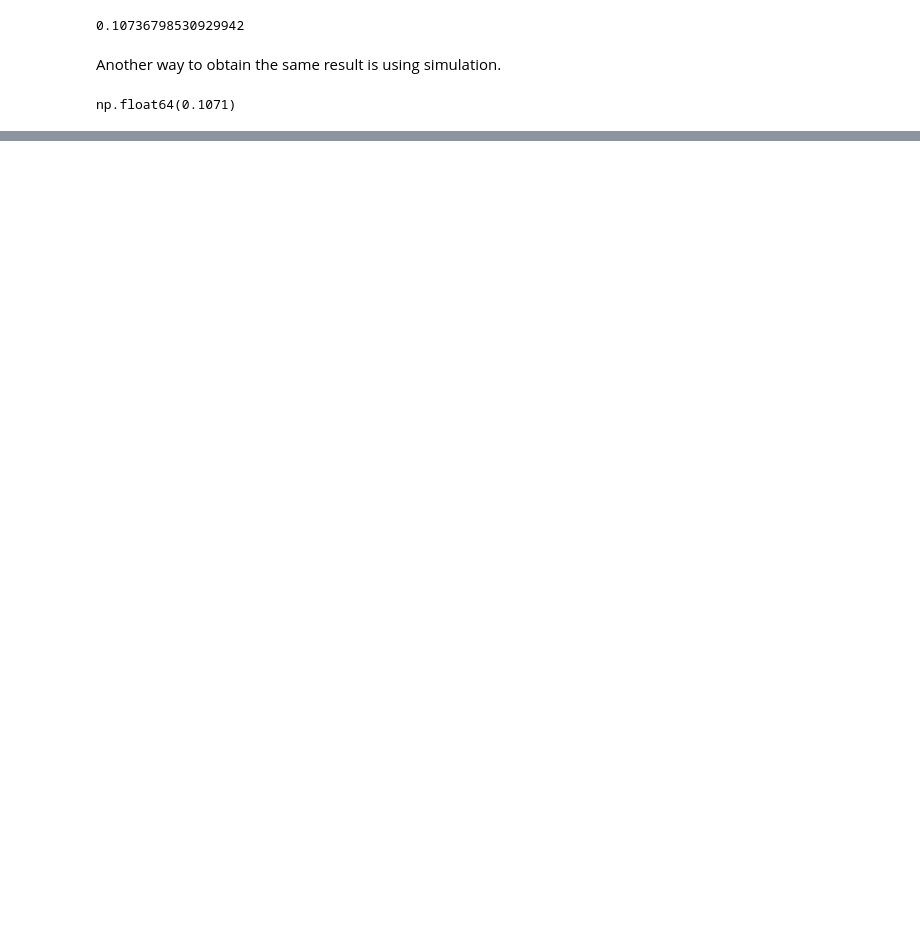
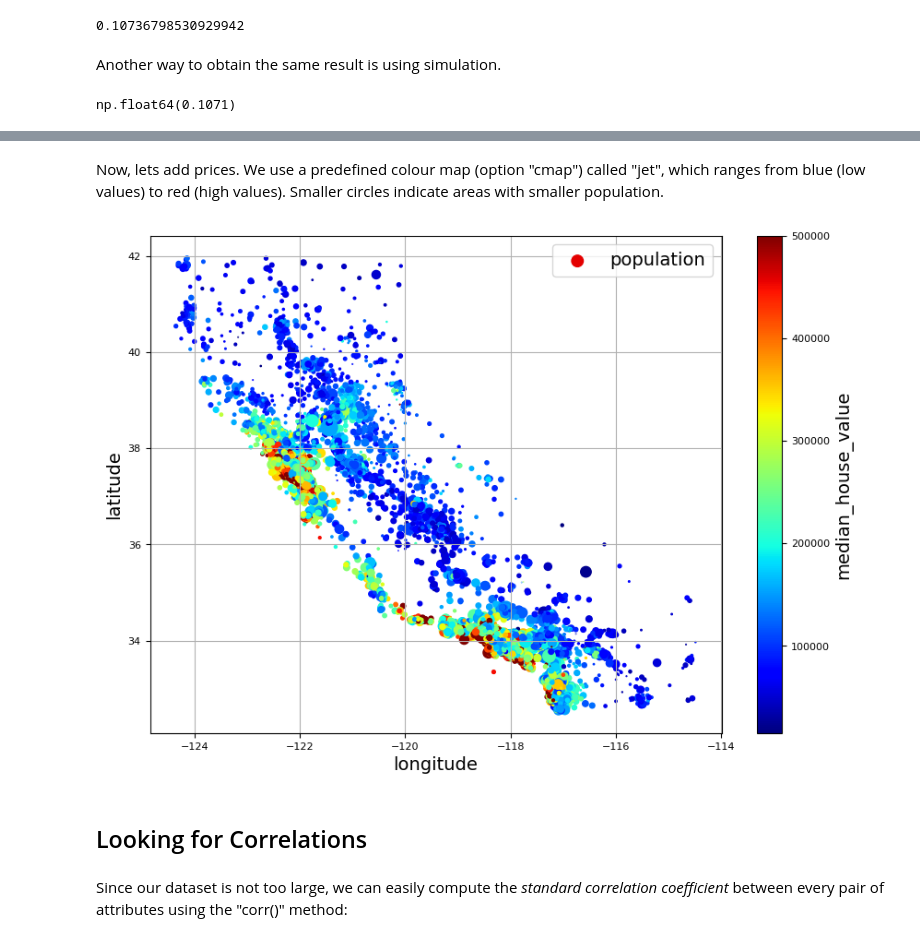
Before and after one commit to PawelMizura/Hands-On_ML, a Jupyter notebook: project_notebook.ipynb, the cells around one changed output, grey strips where cells are left out. Drawn from its saved outputs; the diff is of its cells as text; code cells hidden in the pictures; blank space fills up the shorter version.

```diff
--- a/project_notebook.ipynb
+++ b/project_notebook.ipynb
@@ -279,0 +305,14 @@ np.float64(0.1071)
+# %% [markdown]
+Now, lets add prices. We use a predefined colour map (option "cmap") called "jet", which ranges from blue (low values) to red (high values). Smaller circles indicate areas with smaller population.
+# %%
+housing.plot(kind="scatter", x="longitude", y="latitude", grid=True,
+             s=housing["population"] / 100, label="population",
+             c="median_house_value", cmap="jet", colorbar=True,
+             legend=True, sharex=False, figsize=(10, 7))
+plt.show()
+# %% [output]
+[figure, added]
+# %% [markdown]
+## Looking for Correlations
+# %% [markdown]
+Since our dataset is not too large, we can easily compute the *standard correlation coefficient* between every pair of attributes using the "corr()" method:
```
Also changed, not shown: parts of 25 cells of this notebook.
